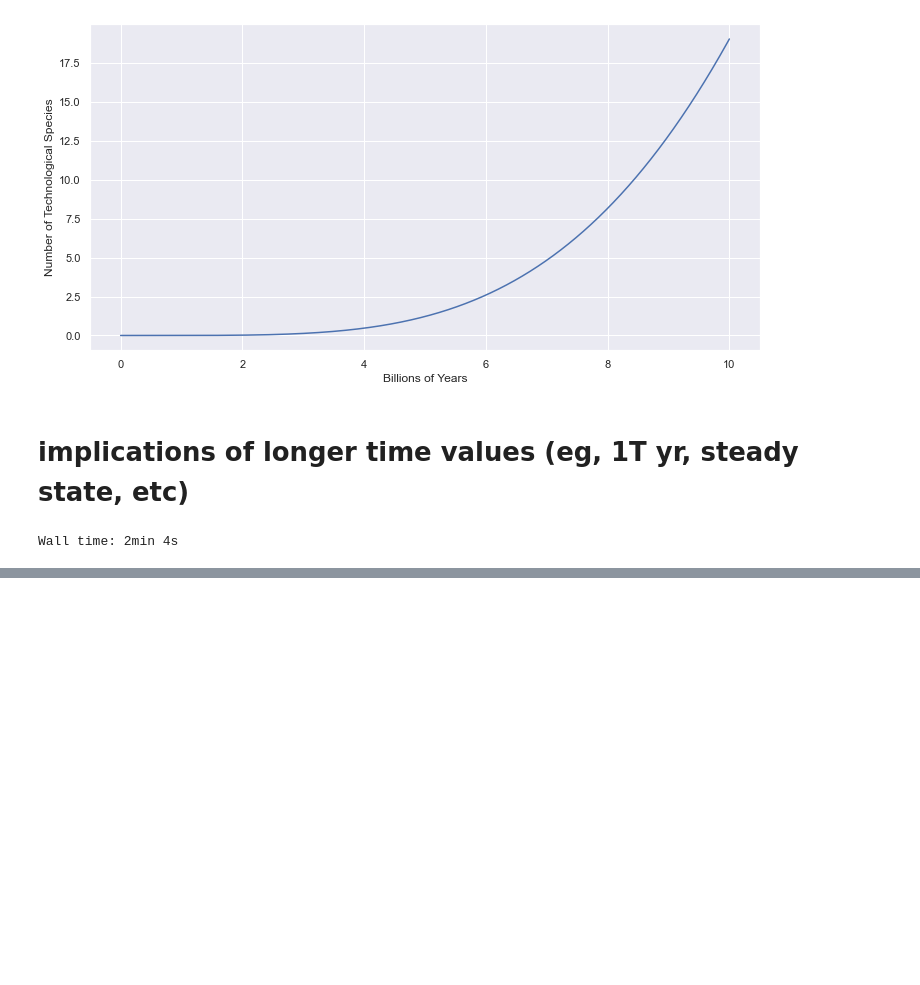
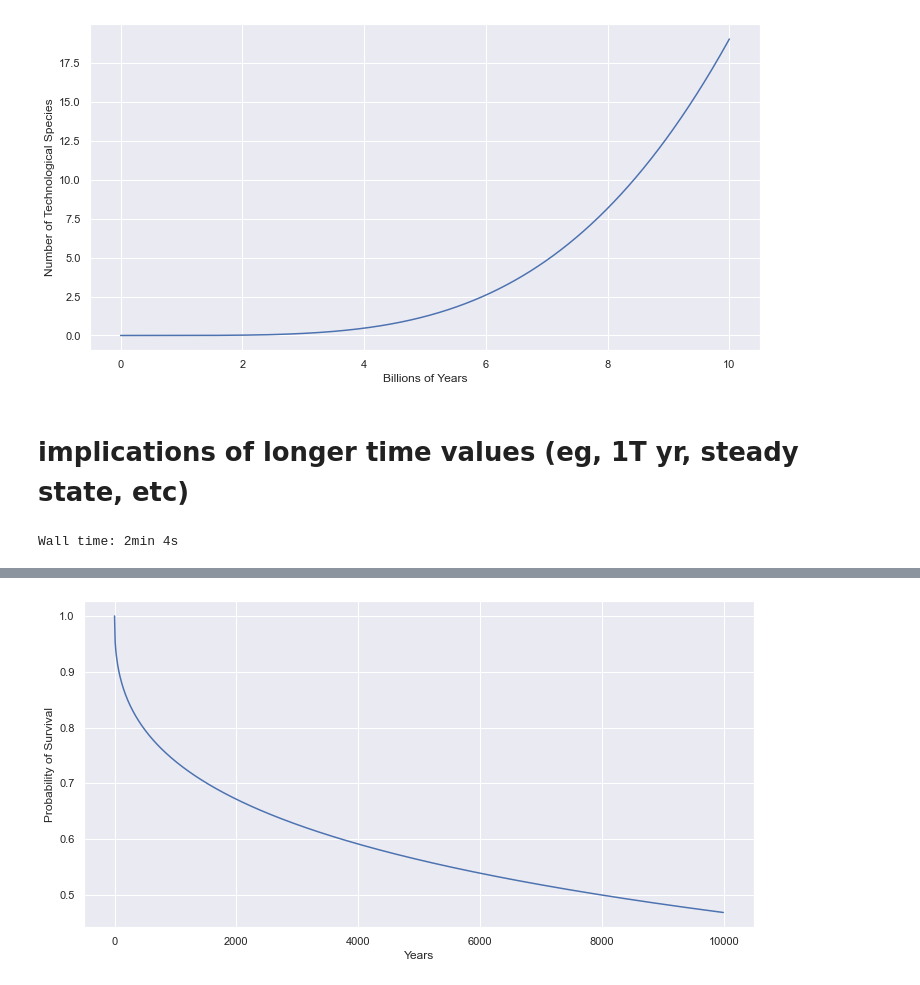
Before and after one commit to KevinCarr42/Time-Dependent-Drake-Equation, a Jupyter notebook: Time_Dependent_Drake_Equation.ipynb, the cells around one changed output, grey strips where cells are left out. Cells and saved outputs as stored; diff of their text form; code cells hidden in the pictures; blank space fills up the shorter version.

```diff
--- a/Time_Dependent_Drake_Equation.ipynb
+++ b/Time_Dependent_Drake_Equation.ipynb
@@ -602,0 +675,19 @@ plot_histogram(breakdown_by_year(7_000), binwidth=5)
+# %%
+# simulation of prob_L
+
+temp_list = []
+temp_steps = 10
+
+for i in range(1_000):
+    temp_list.append([temp_steps * i, 1 - prob_L(temp_steps * i)])
+
+df = pd.DataFrame(temp_list, columns=['Years', 'Prob_Survival'])
+
+plt.figure(figsize=(12, 6))
+plot = sns.lineplot(x=df['Years'], y=df['Prob_Survival']);
+# plot.set(xscale='log');
+plot.set_ylabel('Probability of Survival');
+plt.ticklabel_format(style='plain', axis='x')
+# plot.set_xlabel('Years');
+# %% [output]
+[figure, added]
```
Also changed, not shown: parts of 30 cells of this notebook, 1 other file.
